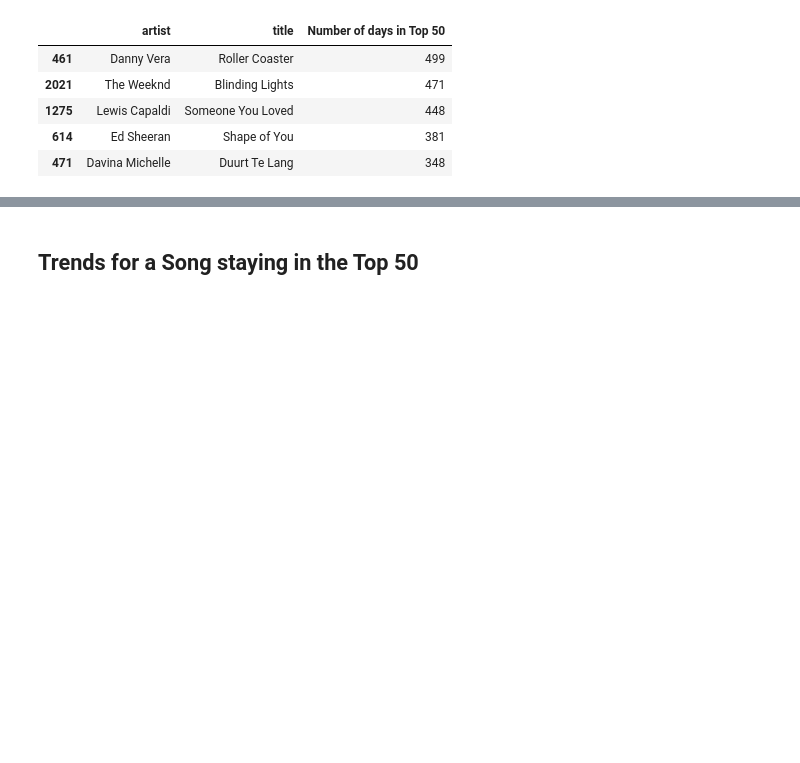
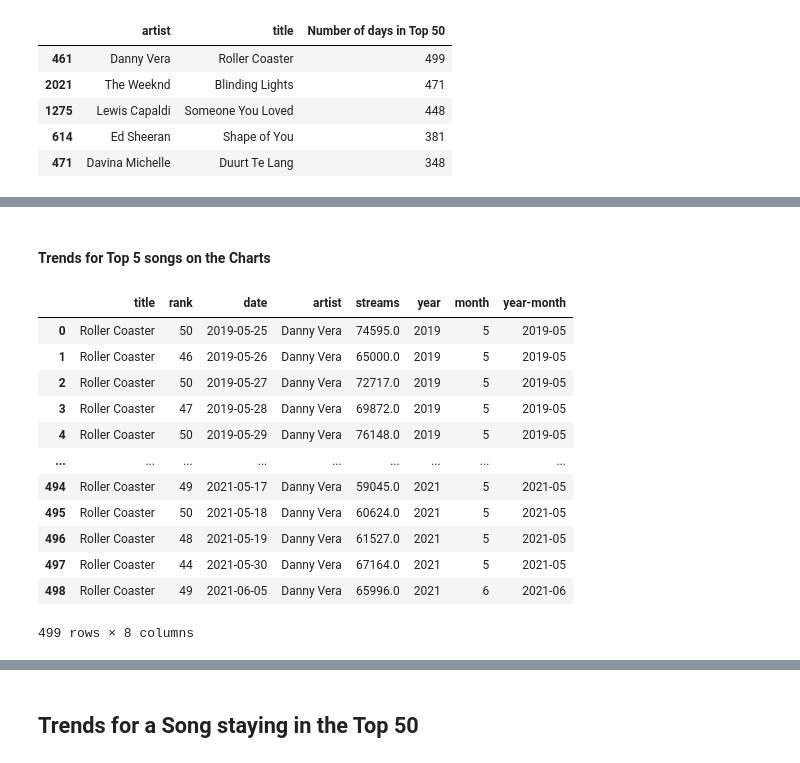
Before and after one commit to maik137/SpotifyCharts_EDA, a Jupyter notebook: Netherlands_SpotifyChart_EDA.ipynb, the cells around one changed output, grey strips where cells are left out. Saved outputs shown, nothing was run; the diff lists cells and outputs as text; code cells hidden in the pictures; blank space fills up the shorter version.

```diff
--- a/Netherlands_SpotifyChart_EDA.ipynb
+++ b/Netherlands_SpotifyChart_EDA.ipynb
@@ -337,0 +348,19 @@ ValueError: could not convert string to float: 'you broke me first'
+# %% [markdown]
+#### Trends for Top 5 songs on the Charts
+# %%
+roller_coaster = top50_NL[top50_NL['title'] == 'Roller Coaster'].sort_values(by='date').reset_index(drop=True)
+roller_coaster
+# %% [output]
+|  | title | rank | date | artist | streams | year | month | year-month |
+| 0 | Roller Coaster | 50 | 2019-05-25 | Danny Vera | 74595.0 | 2019 | 5 | 2019-05 |
+| 1 | Roller Coaster | 46 | 2019-05-26 | Danny Vera | 65000.0 | 2019 | 5 | 2019-05 |
+| 2 | Roller Coaster | 50 | 2019-05-27 | Danny Vera | 72717.0 | 2019 | 5 | 2019-05 |
+| 3 | Roller Coaster | 47 | 2019-05-28 | Danny Vera | 69872.0 | 2019 | 5 | 2019-05 |
+| 4 | Roller Coaster | 50 | 2019-05-29 | Danny Vera | 76148.0 | 2019 | 5 | 2019-05 |
+| ... | ... | ... | ... | ... | ... | ... | ... | ... |
+| 494 | Roller Coaster | 49 | 2021-05-17 | Danny Vera | 59045.0 | 2021 | 5 | 2021-05 |
+| 495 | Roller Coaster | 50 | 2021-05-18 | Danny Vera | 60624.0 | 2021 | 5 | 2021-05 |
+| 496 | Roller Coaster | 48 | 2021-05-19 | Danny Vera | 61527.0 | 2021 | 5 | 2021-05 |
+| 497 | Roller Coaster | 44 | 2021-05-30 | Danny Vera | 67164.0 | 2021 | 5 | 2021-05 |
+| 498 | Roller Coaster | 49 | 2021-06-05 | Danny Vera | 65996.0 | 2021 | 6 | 2021-06 |
+499 rows × 8 columns
```
Also changed, not shown: parts of 15 cells of this notebook.
